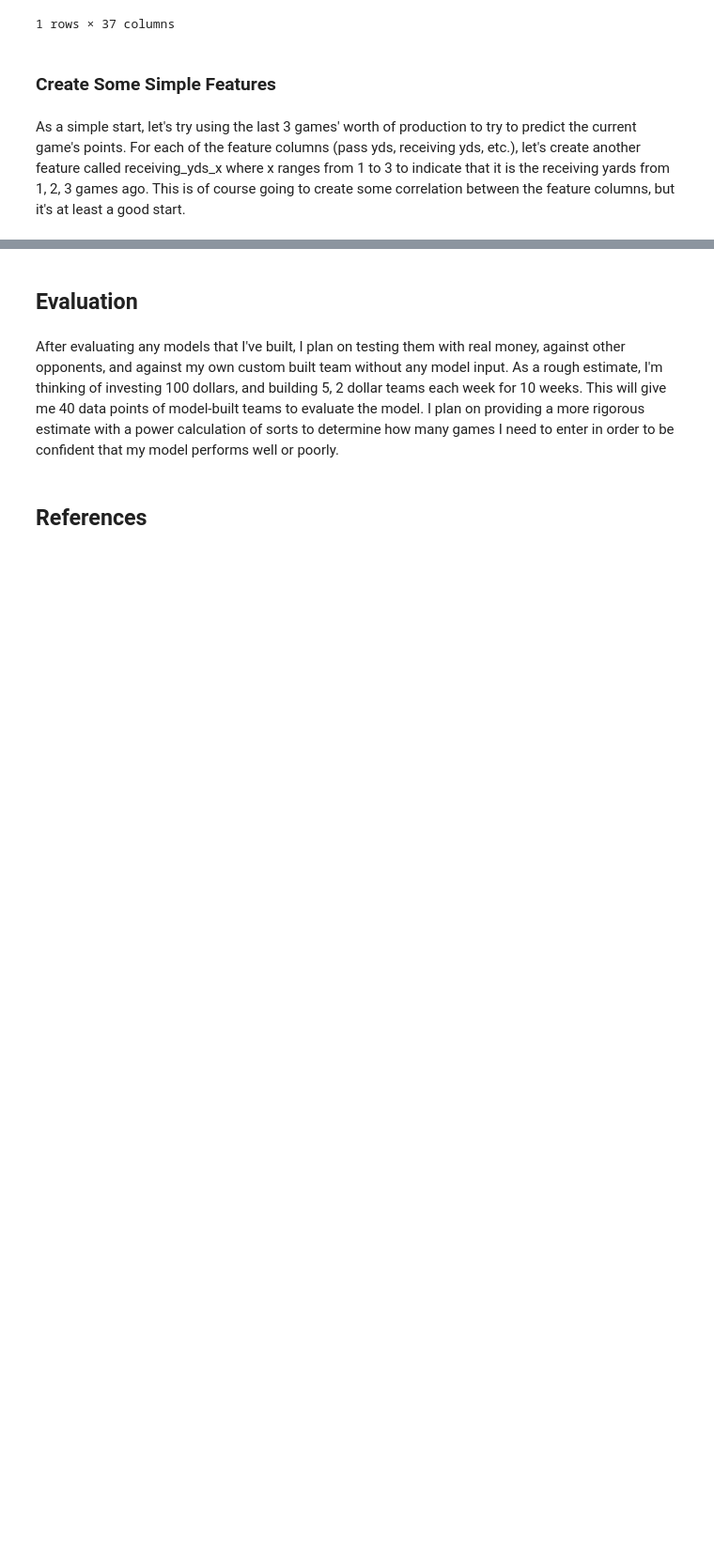
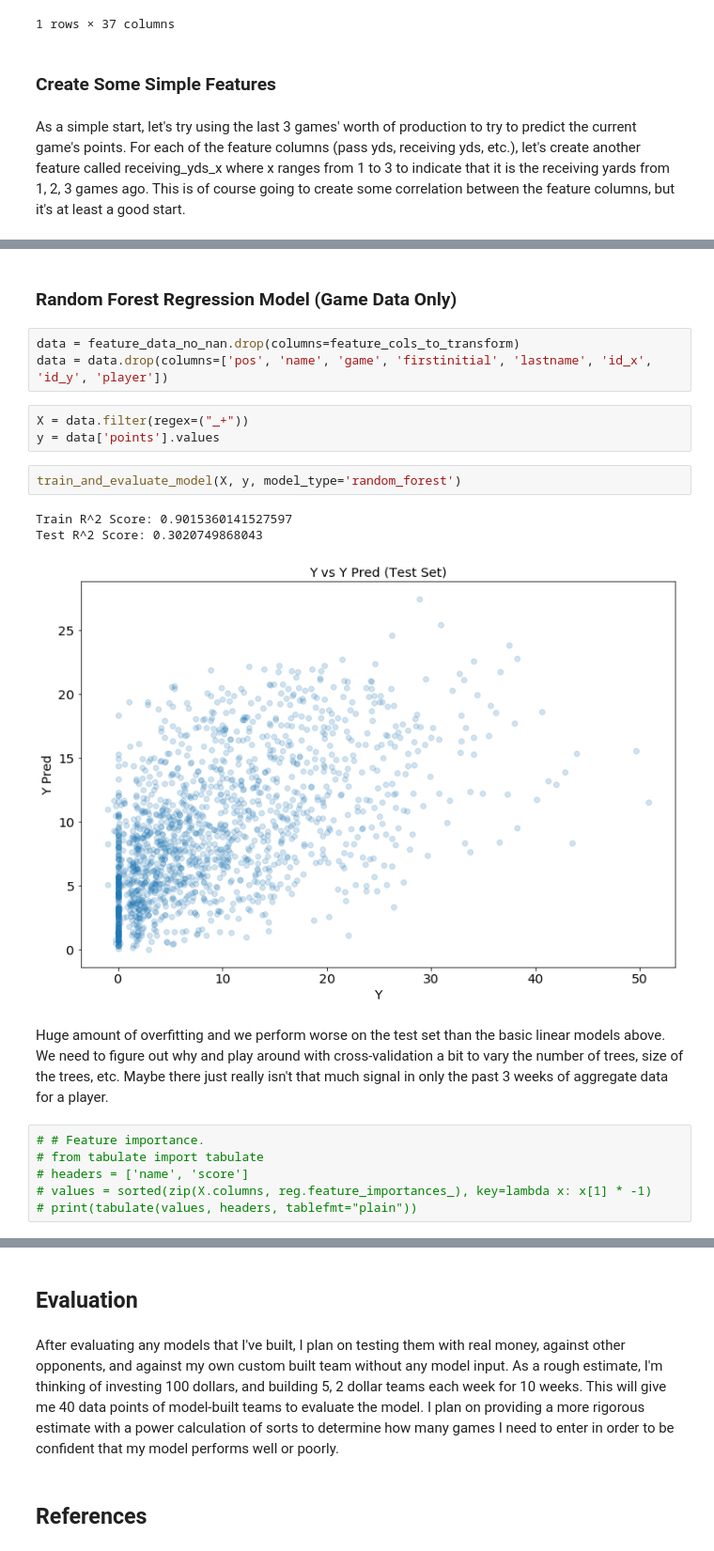
Before and after one commit to jeffbruce/daily-fantasy-modeling, a Jupyter notebook: draftkings_modeling.ipynb, the cells around one changed output, grey strips where cells are left out. Shown: that part at 94% size. Saved outputs shown, nothing was run; the diff lists cells and outputs as text; blank space fills up the shorter version.

```diff
--- a/draftkings_modeling.ipynb
+++ b/draftkings_modeling.ipynb
@@ -298,0 +418,22 @@ As a simple start, let's try using the last 3 games' worth of production to try
+# %% [markdown]
+### Random Forest Regression Model (Game Data Only)
+# %%
+data = feature_data_no_nan.drop(columns=feature_cols_to_transform)
+data = data.drop(columns=['pos', 'name', 'game', 'firstinitial', 'lastname', 'id_x', 'id_y', 'player'])
+# %%
+X = data.filter(regex=("_+"))
+y = data['points'].values
+# %%
+train_and_evaluate_model(X, y, model_type='random_forest')
+# %% [output]
+Train R^2 Score: 0.9015360141527597
+Test R^2 Score: 0.3020749868043
+[figure, added]
+# %% [markdown]
+Huge amount of overfitting and we perform worse on the test set than the basic linear models above.  We need to figure out why and play around with cross-validation a bit to vary the number of trees, size of the trees, etc.  Maybe there just really isn't that much signal in only the past 3 weeks of aggregate data for a player.
+# %%
+# # Feature importance.
+# from tabulate import tabulate
+# headers = ['name', 'score']
+# values = sorted(zip(X.columns, reg.feature_importances_), key=lambda x: x[1] * -1)
+# print(tabulate(values, headers, tablefmt="plain"))
```
Also changed, not shown: parts of 38 cells of this notebook.
